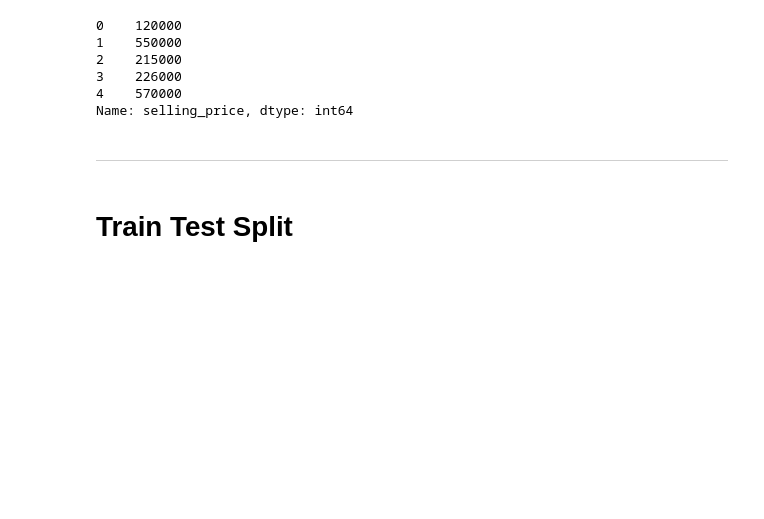
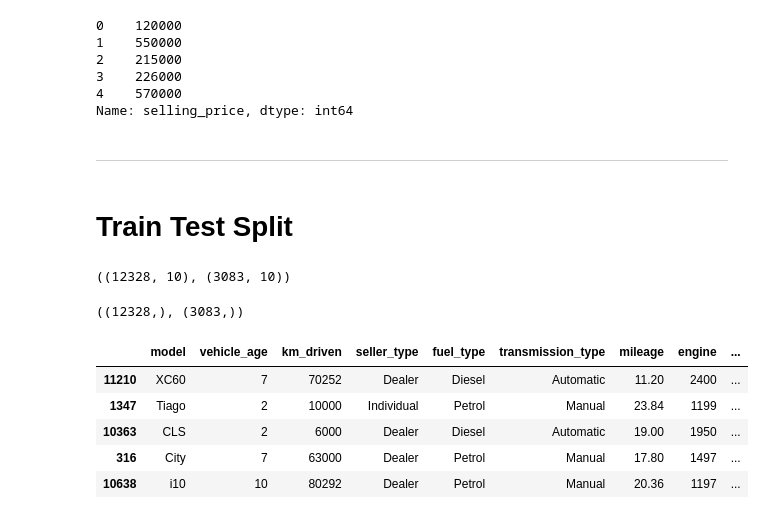
Before and after one commit to iceyisaak/cardekho-price-prediction, a Jupyter notebook: cardekho-price-prediction.ipynb, the cells around one changed output. Drawn from its saved outputs; the diff is of its cells as text; code cells hidden in the pictures; blank space fills up the shorter version.

```diff
--- a/cardekho-price-prediction.ipynb
+++ b/cardekho-price-prediction.ipynb
@@ -322,3 +322,22 @@ Name: selling_price, dtype: int64
 # Train Test Split
 # %%
 from sklearn.model_selection import train_test_split
+# %%
+X_train, X_test, y_train, y_test = train_test_split(X,y,test_size=0.2,random_state=42)
+# %%
+X_train.shape, X_test.shape
+# %% [output]
+((12328, 10), (3083, 10))
+# %%
+y_train.shape, y_test.shape
+# %% [output]
+((12328,), (3083,))
+# %%
+X_train.head()
+# %% [output]
+|  | model | vehicle_age | km_driven | seller_type | fuel_type | transmission_type | mileage | engine | ... |
+| 11210 | XC60 | 7 | 70252 | Dealer | Diesel | Automatic | 11.20 | 2400 | ... |
+| 1347 | Tiago | 2 | 10000 | Individual | Petrol | Manual | 23.84 | 1199 | ... |
+| 10363 | CLS | 2 | 6000 | Dealer | Diesel | Automatic | 19.00 | 1950 | ... |
+| 316 | City | 7 | 63000 | Dealer | Petrol | Manual | 17.80 | 1497 | ... |
+| 10638 | i10 | 10 | 80292 | Dealer | Petrol | Manual | 20.36 | 1197 | ... |
```
Also changed, not shown: parts of 42 cells of this notebook.
